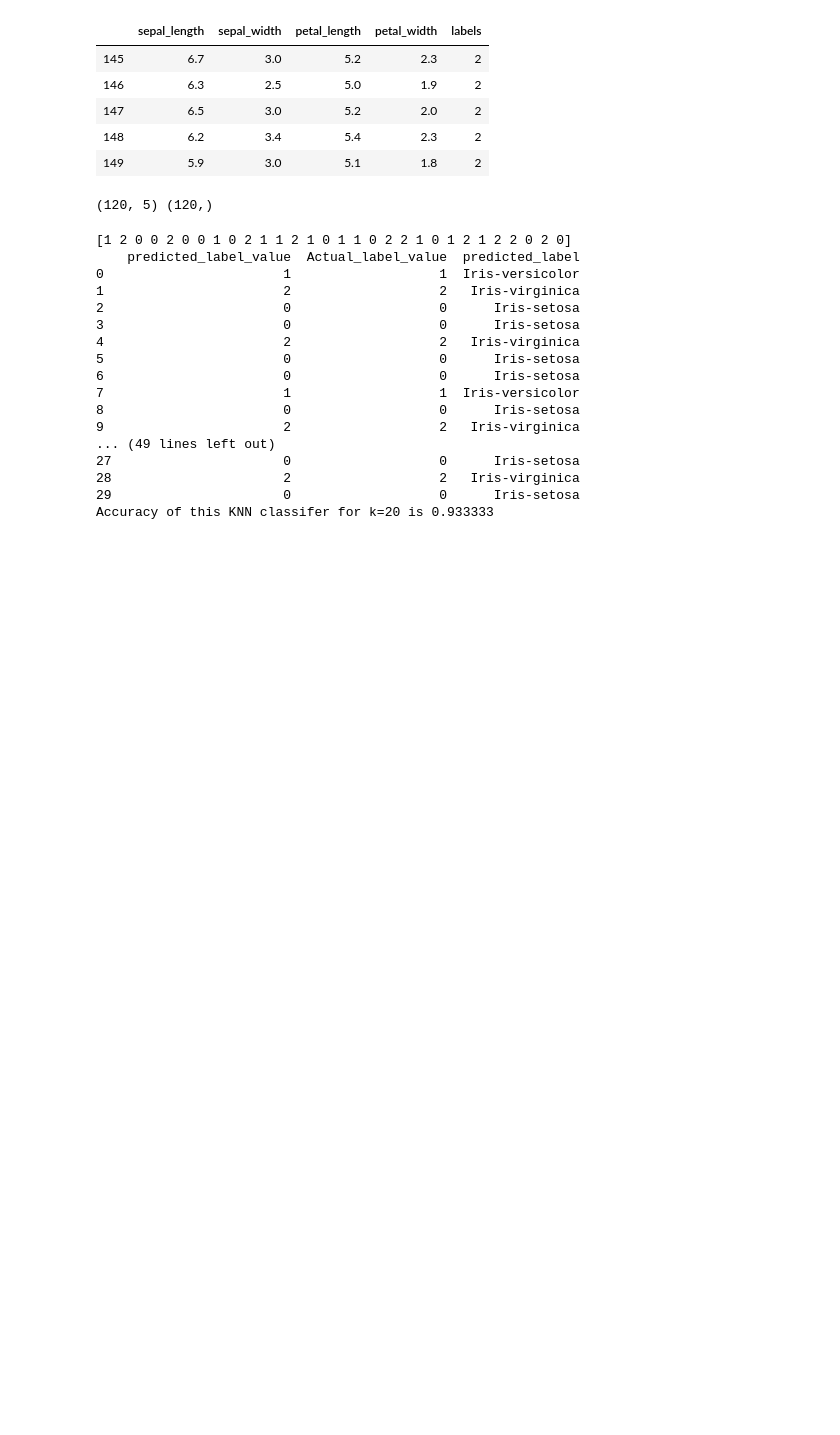
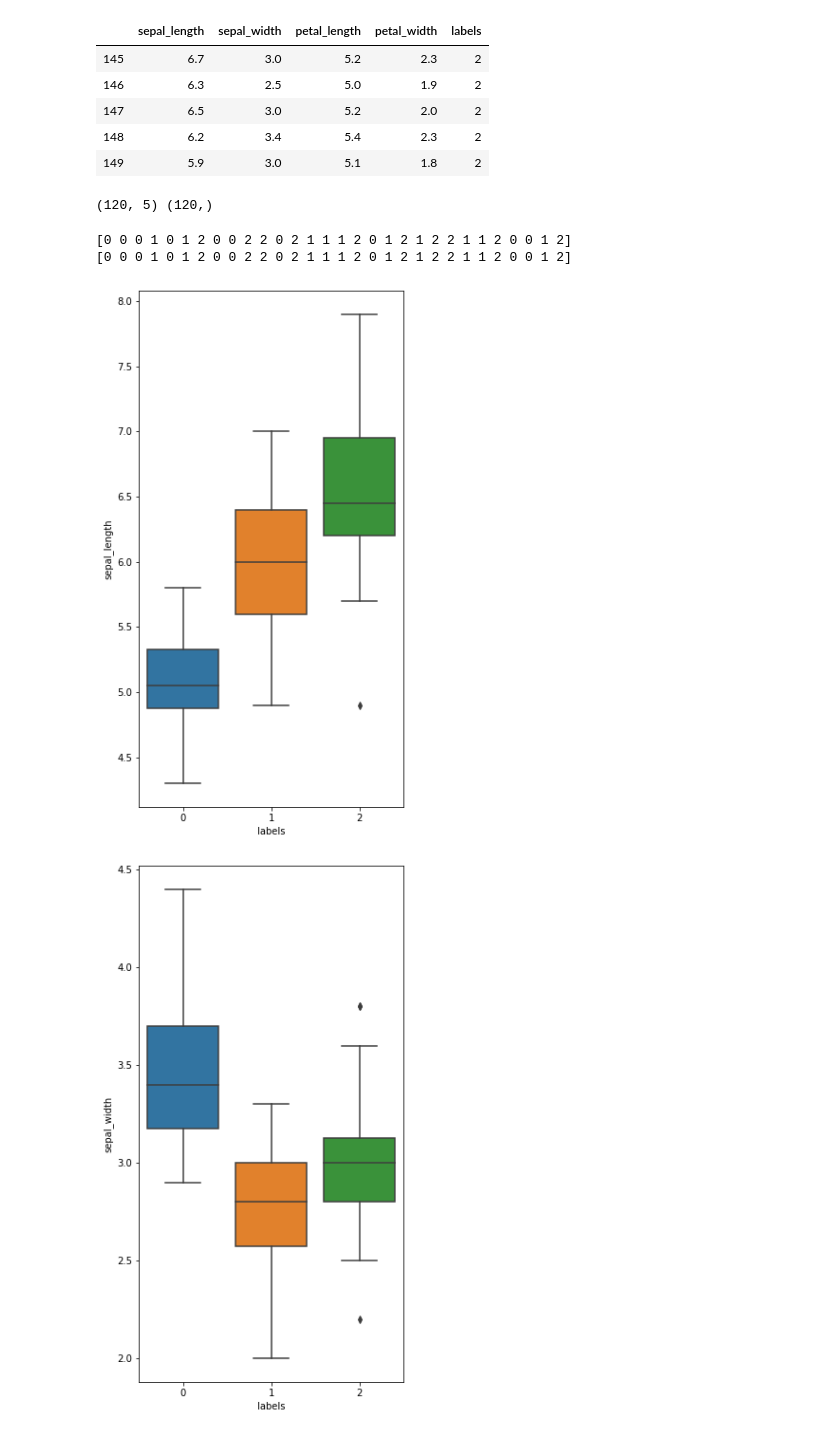
Before and after one commit to patelrajb6/KNN_classifer_implemented, a Jupyter notebook: rpate375-KNN.ipynb, the cells around one changed output. Saved outputs shown, nothing was run; the diff lists cells and outputs as text; code cells hidden in the pictures; blank space fills up the shorter version.

Commit message:
done with euclidean

```diff
--- a/rpate375-KNN.ipynb
+++ b/rpate375-KNN.ipynb
@@ -41,9 +43,10 @@ print (X_train.shape, y_train.shape)
 #parameters: train set, test set, type of distance used for measurement, k which the number of the nearest neighbors
 
 
-def k_nearest_neighbor(train_set,test_set,dist_type,k):
+def k_nearest_neighbor(train_set,test_set,dist_type,k,**kwargs):
+    p = kwargs.get('c', 0)
     #calculate the distance between the points for each instance in test to the points in the training set
-    Y=dist_measure.cdist(X_train.iloc[:,:4], X_test.iloc[:,:4],dist_type)
+    Y=dist_measure.cdist(X_train.iloc[:,:4], X_test.iloc[:,:4],dist_type,p)
     #converting to dataframe with columns as the test data index and indices as train set index
     #each entry in the dataframe represents the distance between [train_set instance][test_set_instance].
     Y=pd.DataFrame(Y)
@@ -64,31 +67,28 @@ def test_prediction_results(predicted_value, actual_value,encoder,k):
     print(predicted_value)
     accuracy=accuracy_score(predicted_value['predicted_label_value'],predicted_value['Actual_label_value'] )
     print("Accuracy of this KNN classifer for k=%d is %f"%(k,accuracy))
-neigh = KNeighborsClassifier(n_neighbors=20)
-neigh.fit(X_train,y_train)
-print(neigh.predict(X_test))
 
+def sklearn_knnClassifer(train,test,target,k):
+    neigh = KNeighborsClassifier(n_neighbors=k)
+    neigh.fit(train,target)
+    print(neigh.predict(test))
 
-predicted_labels=k_nearest_neighbor(X_train,X_test,'euclidean',3)
-test_prediction_results(predicted_labels,y_test,labelencoder,3)
+sklearn_knnClassifer(X_train,X_test,y_train,5)
+sklearn_knnClassifer(X_train,X_test,y_train,20)
 
-predicted_labels=k_nearest_neighbor(X_train,X_test,'euclidean',20)
-test_prediction_results(predicted_labels,y_test,labelencoder,20)
+# predicted_labels=k_nearest_neighbor(X_train,X_test,'euclidean',3)
+# test_prediction_results(predicted_labels,y_test,labelencoder,3)
 # %% [output]
-[1 2 0 0 2 0 0 1 0 2 1 1 2 1 0 1 1 0 2 2 1 0 1 2 1 2 2 0 2 0]
-    predicted_label_value  Actual_label_value  predicted_label
-0                       1                   1  Iris-versicolor
-1                       2                   2   Iris-virginica
-2                       0                   0      Iris-setosa
-3                       0                   0      Iris-setosa
-4                       2                   2   Iris-virginica
-5                       0                   0      Iris-setosa
-6                       0                   0      Iris-setosa
-7                       1                   1  Iris-versicolor
-8                       0                   0      Iris-setosa
-9                       2                   2   Iris-virginica
-... (49 lines left out)
-27                      0                   0      Iris-setosa
-28                      2                   2   Iris-virginica
-29                      0                   0      Iris-setosa
-Accuracy of this KNN classifer for k=20 is 0.933333
+[0 0 0 1 0 1 2 0 0 2 2 0 2 1 1 1 2 0 1 2 1 2 2 1 1 2 0 0 1 2]
+[0 0 0 1 0 1 2 0 0 2 2 0 2 1 1 1 2 0 1 2 1 2 2 1 1 2 0 0 1 2]
+# %%
+#Comparing the feature distribution using floowing function
+def compare_features_by_class(X_train):
+    for column in X_train.columns:
+        if(column!='labels'):
+            ax,fig=plt.subplots(figsize=(5,10))
+            sns.boxplot(data=X_train, x='labels',y=column)
+compare_features_by_class(X_train)
+# %% [output]
+[figure, added]
+[figure, added]
```
Also changed, not shown: parts of 8 cells of this notebook.
